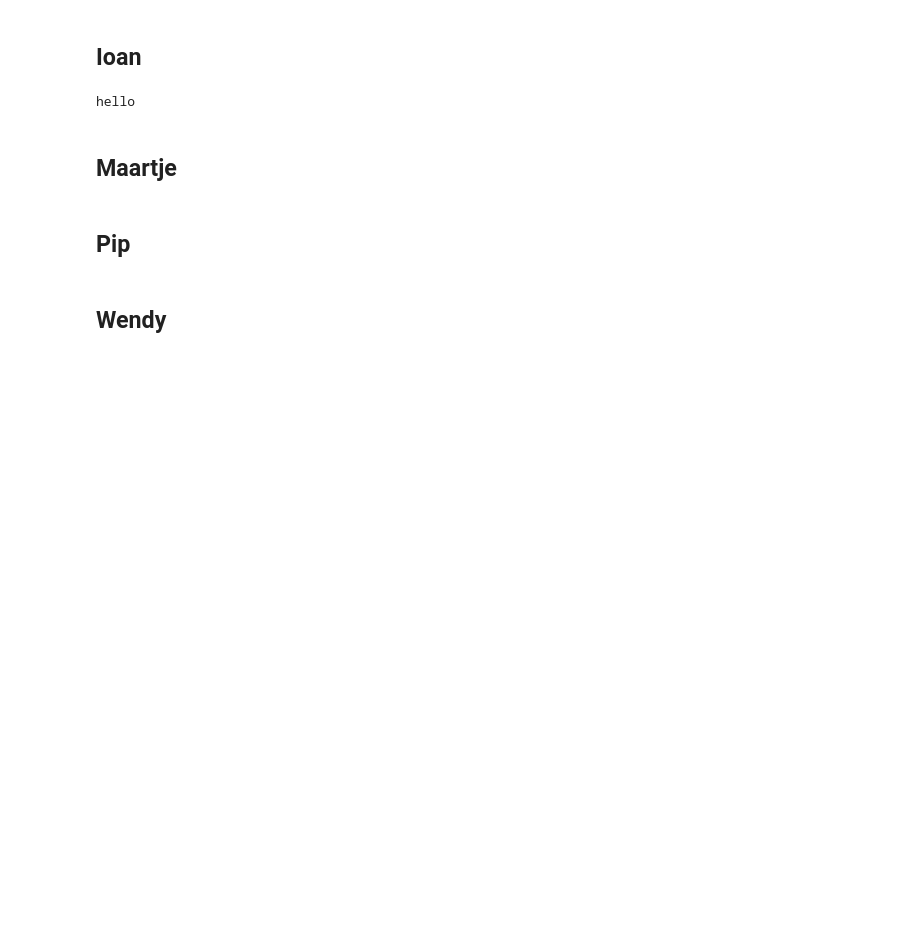
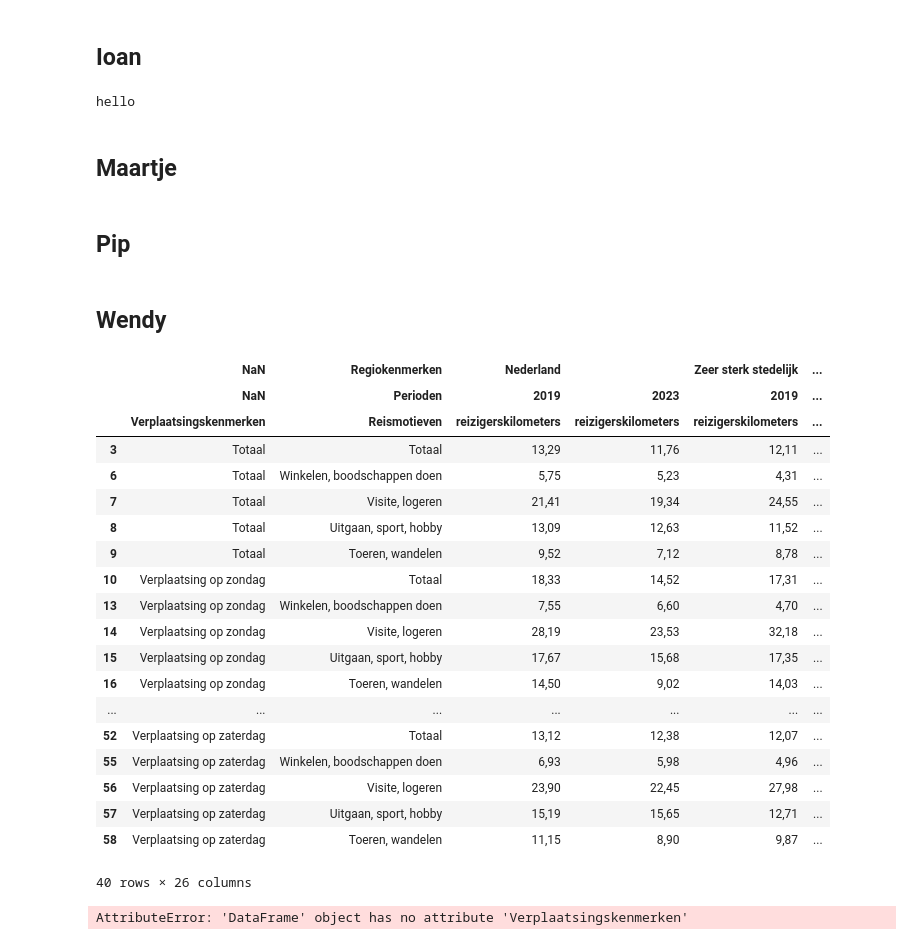
Before and after one commit to wendyqxc/Group8, a Jupyter notebook: Code_per_person.ipynb, the cells around one changed output. Cells and saved outputs as stored; diff of their text form; code cells hidden in the pictures; blank space fills up the shorter version.

```diff
--- a/Code_per_person.ipynb
+++ b/Code_per_person.ipynb
@@ -28,3 +28,45 @@ hello
 ## Pip ##
 # %% [markdown]
 ## Wendy ##
+# %%
+import pandas as pd
+import matplotlib.pyplot as plt
+import seaborn as sns
+
+df = pd.read_csv('Dataset1.csv',\
+    delimiter=';',\
+    encoding='utf-8-sig',
+    skiprows=4) #skip the first 4 rows because they don't contain any needed data
+df_copy = df.copy() #make a copy of the original dataframe
+new_header = pd.MultiIndex.from_arrays(df.iloc[0:3].values) #make row with index 0,1 en 2 part of the column index. These rows don't contain any data and they should be part of the column index
+df_copy.columns = new_header #make these rows part of the new column indexes
+df1 = df_copy.iloc[3:]
+
+#Only select data for different types of leisure travel motives in 2019 and 2023
+df1 = df1[
+      ((df['Onderwerp'] == 'Winkelen, boodschappen doen') | (df['Onderwerp'] == 'Visite, logeren') |
+      (df['Onderwerp'] == 'Uitgaan, sport, hobby') | (df['Onderwerp'] == 'Toeren, wandelen') |
+      (df['Onderwerp'] == 'Totaal'))
+  ]
+df1
+# %% [output]
+|  | NaN | Regiokenmerken | Nederland |  | Zeer sterk stedelijk | ... |
+|  | NaN | Perioden | 2019 | 2023 | 2019 | ... |
+|  | Verplaatsingskenmerken | Reismotieven | reizigerskilometers | reizigerskilometers | reizigerskilometers | ... |
+| 3 | Totaal | Totaal | 13,29 | 11,76 | 12,11 | ... |
+| 6 | Totaal | Winkelen, boodschappen doen | 5,75 | 5,23 | 4,31 | ... |
+| 7 | Totaal | Visite, logeren | 21,41 | 19,34 | 24,55 | ... |
+| 8 | Totaal | Uitgaan, sport, hobby | 13,09 | 12,63 | 11,52 | ... |
+| 9 | Totaal | Toeren, wandelen | 9,52 | 7,12 | 8,78 | ... |
+| 10 | Verplaatsing op zondag | Totaal | 18,33 | 14,52 | 17,31 | ... |
+| 13 | Verplaatsing op zondag | Winkelen, boodschappen doen | 7,55 | 6,60 | 4,70 | ... |
+| 14 | Verplaatsing op zondag | Visite, logeren | 28,19 | 23,53 | 32,18 | ... |
+| 15 | Verplaatsing op zondag | Uitgaan, sport, hobby | 17,67 | 15,68 | 17,35 | ... |
+| 16 | Verplaatsing op zondag | Toeren, wandelen | 14,50 | 9,02 | 14,03 | ... |
+| ... | ... | ... | ... | ... | ... | ... |
+| 52 | Verplaatsing op zaterdag | Totaal | 13,12 | 12,38 | 12,07 | ... |
+| 55 | Verplaatsing op zaterdag | Winkelen, boodschappen doen | 6,93 | 5,98 | 4,96 | ... |
+| 56 | Verplaatsing op zaterdag | Visite, logeren | 23,90 | 22,45 | 27,98 | ... |
+| 57 | Verplaatsing op zaterdag | Uitgaan, sport, hobby | 15,19 | 15,65 | 12,71 | ... |
+| 58 | Verplaatsing op zaterdag | Toeren, wandelen | 11,15 | 8,90 | 9,87 | ... |
+40 rows × 26 columns
@@ -30,0 +75,13 @@ hello
+# %%
+#Figure1 General comparison of leisure travel motives for 2019 and 2023
+fig_leisure_total = px.line(df[df.Verplaatsingskenmerken == 'Totaal'], x = 'Perioden',
+    y = 'reizigerskilometers',color= 'Reismotieven',
+    text ='Even kijken',
+    labels={'Perioden':'Year','Reizigerskilometers':
+            'Average traveled kilometers'})
+fig_leisure_total.update_traces(textposition='top center')
+fig_leisure_total.update_layout(title_text = 'Comparison of average travel numbers for leisure motives',
+                             yaxis=dict(tickmode = 'linear', tick0 = 0, dtick = 0.25))
+fig_leisure_total.show()
+# %% [output]
+AttributeError: 'DataFrame' object has no attribute 'Verplaatsingskenmerken'
```
Also changed, not shown: parts of 1 cell of this notebook, 1 other file.
